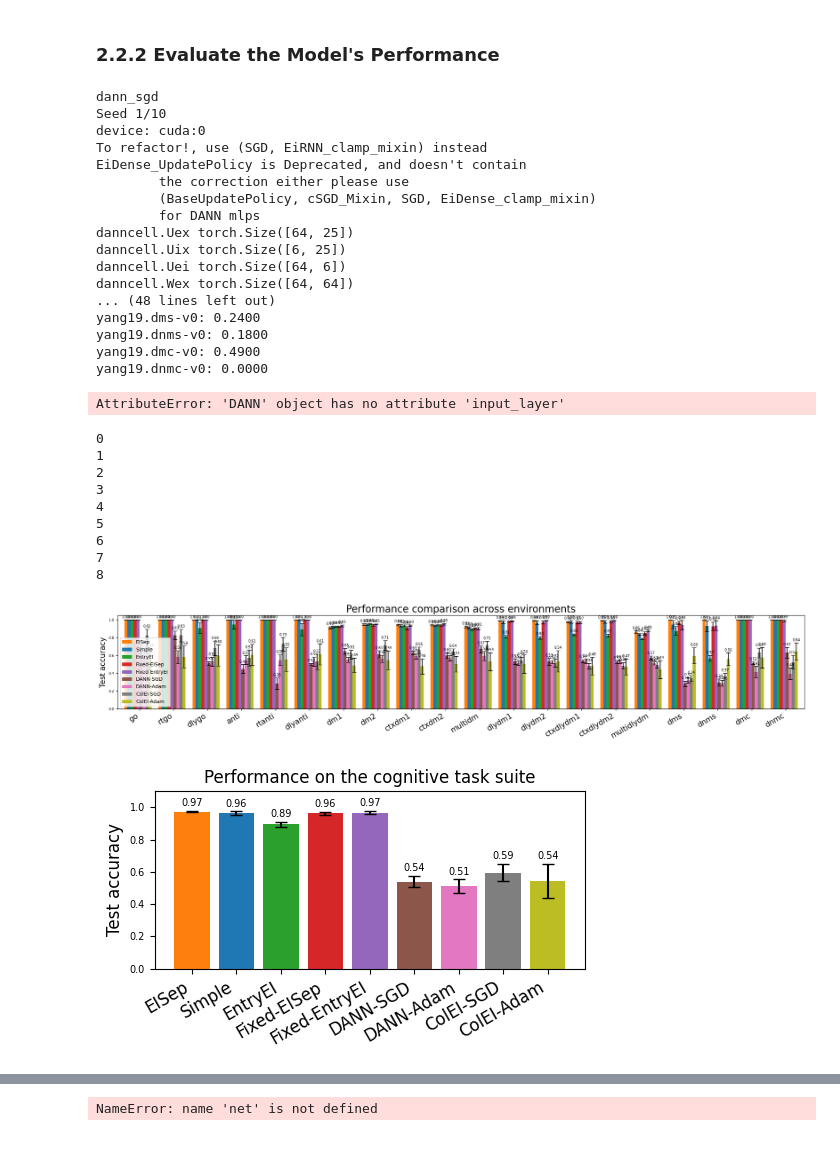
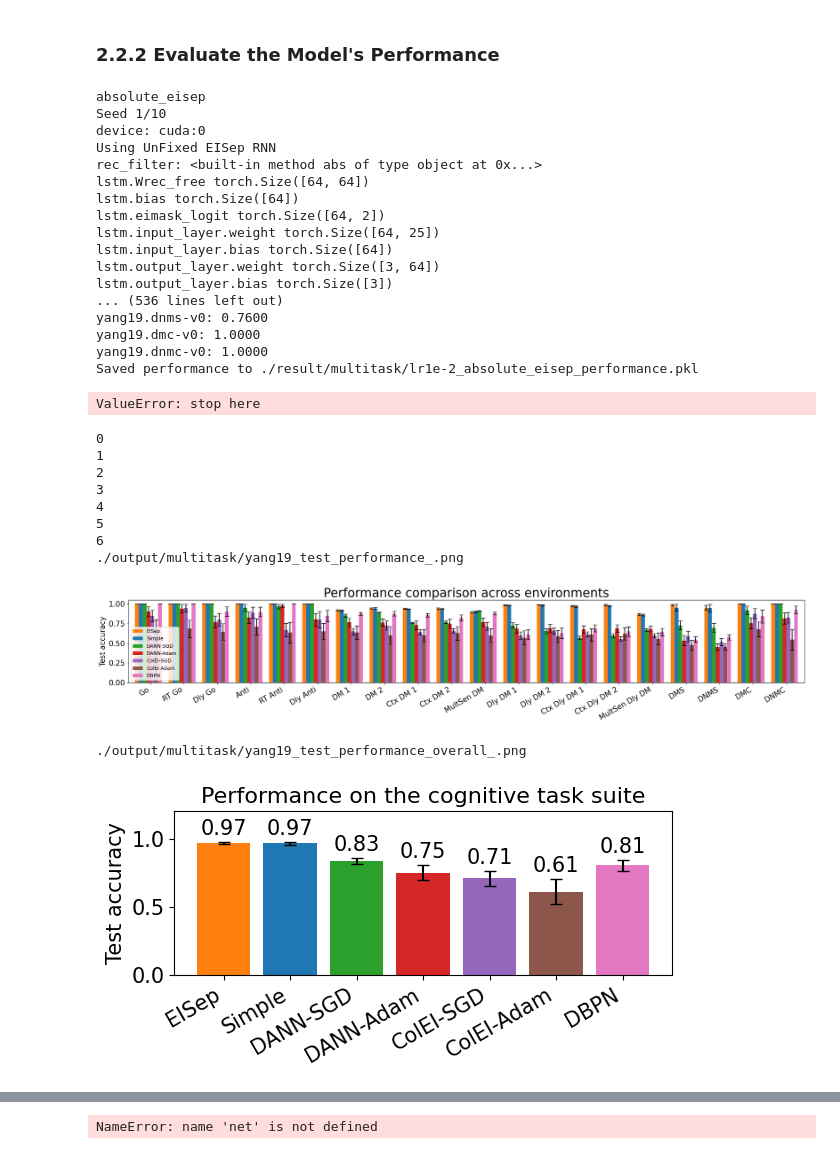
Before and after one commit to NeuroAIHub/EISep, a Jupyter notebook: docs/examples/yang19_dann.ipynb, the cells around one changed output, grey strips where cells are left out. Cells and saved outputs as stored; diff of their text form; code cells hidden in the pictures.

Commit message:
yang19 update

```diff
--- a/docs/examples/yang19_dann.ipynb
+++ b/docs/examples/yang19_dann.ipynb
@@ -496,25 +509,27 @@ def multiple_train(model_name):
     rec_balance_log_ei = np.zeros((n_seed, epochs, seq_len))
     lyapunov_spectrum_log_ei = np.zeros((n_seed, epochs // lyapunov_every, hidden_size))  # Track Lyapunov spectrum for EI
     net_state_dicts = [None]*n_seed
+    ei_logit_log_ei = np.zeros((n_seed, epochs // lyapunov_every, hidden_size, 2))
 
     for seed in range(n_seed):
         print(f"Seed {seed + 1}/{n_seed}")
-        torch.manual_seed(seed+1)
-        np.random.seed(seed+1)
+        torch.manual_seed(seed+100)
+        np.random.seed(seed+100)
         print('device:', device)
         net = init_model(ob_size, hidden_size, act_size, model_name).to(device)
-        net, loss_log, gradient_log, spectral_radius_log, rec_balance_log, lyanpunov_spectrum_log = train(net, epochs, lyapunov_every, lr=lr, wd=wd_ei,
-                                                                                                        batch_size=batch_size)
+        net, loss_log, gradient_log, spectral_radius_log, rec_balance_log, lyanpunov_spectrum_log, ei_logit_log = \
+             train(net, epochs, lyapunov_every, lr=lr, wd=wd_ei, batch_size=batch_size)
         loss_log_ei[seed, :, :] = loss_log
         gradient_log_ei[seed, :, :] = gradient_log
         spectral_radius_log_ei[seed, :, :] = spectral_radius_log
         rec_balance_log_ei[seed, :, :] = rec_balance_log
         lyapunov_spectrum_log_ei[seed, :, :] = lyanpunov_spectrum_log
+        ei_logit_log_ei[seed, :, :] = ei_logit_log
 
         test_EI_performance[seed, :] = test(net)
         net_state_dicts[seed] = net.state_dict()
 
-
+    ###FIXME: note we are running the absolute model
     path = f'./result/multitask/lr1e-2_{model_name}_performance.pkl'
     if not os.path.exists(os.path.dirname(path)):
         os.makedirs(os.path.dirname(path))
@@ -524,15 +539,17 @@ def multiple_train(model_name):
             'spectral_radius_log_ei': spectral_radius_log_ei,
             'rec_balance_log_ei': rec_balance_log_ei,
             'lyapunov_spectrum_log_ei': lyapunov_spectrum_log_ei,
-            'net_state_dicts': net_state_dicts}
+            'net_state_dicts': net_state_dicts,
+            'ei_logit_log_ei': ei_logit_log_ei}
     with open(path, 'wb') as f:
         pickle.dump(info, f)
     print(f"Saved performance to {path}")
     return net
 # %%
-# model_names = ['dbpn', 'colei_sgd', 'colei_adam', 'dann_sgd', 'dann_adam','simple', 'eisep']
-# model_names = ['entryei']
-model_names = ['dann_sgd']
+
+# model_names = ['dbpn', 'dann_sgd', 'colei_sgd', 'dann_adam', 'colei_adam', 'simple', 'eisep']
+model_names = ['absolute_eisep']
+# model_names = ['dann_adam', 'colei_adam']
 # lrs = [1e-3]
 # lrs = [1e-1, 5e-2, 1e-2, 5e-3, 1e-3, 5e-4, 1e-4]
 for model_name in model_names:
@@ -540,24 +557,24 @@ for model_name in model_names:
     multiple_train(model_name)
 raise ValueError('stop here')
 # %% [output]
-dann_sgd
+absolute_eisep
 Seed 1/10
 device: cuda:0
-To refactor!, use (SGD, EiRNN_clamp_mixin) instead
-EiDense_UpdatePolicy is Deprecated, and doesn't contain
-        the correction either please use
-        (BaseUpdatePolicy, cSGD_Mixin, SGD, EiDense_clamp_mixin)
-        for DANN mlps
-danncell.Uex torch.Size([64, 25])
-danncell.Uix torch.Size([6, 25])
-danncell.Uei torch.Size([64, 6])
-danncell.Wex torch.Size([64, 64])
-... (48 lines left out)
-yang19.dms-v0: 0.2400
-yang19.dnms-v0: 0.1800
-yang19.dmc-v0: 0.4900
-yang19.dnmc-v0: 0.0000
+Using UnFixed EISep RNN
+rec_filter: <built-in method abs of type object at 0x...>
+lstm.Wrec_free torch.Size([64, 64])
+lstm.bias torch.Size([64])
+lstm.eimask_logit torch.Size([64, 2])
+lstm.input_layer.weight torch.Size([64, 25])
+lstm.input_layer.bias torch.Size([64])
+lstm.output_layer.weight torch.Size([3, 64])
+lstm.output_layer.bias torch.Size([3])
+... (536 lines left out)
+yang19.dnms-v0: 0.7600
+yang19.dmc-v0: 1.0000
+yang19.dnmc-v0: 1.0000
+Saved performance to ./result/multitask/lr1e-2_absolute_eisep_performance.pkl
-AttributeError: 'DANN' object has no attribute 'input_layer'
+ValueError: stop here
 # %%
 from tkinter import font
 
@@ -632,41 +665,49 @@ def performance_vs_lr(test_acc, env_names, model_names, colors, legend_names, lr
     return
 # %%
 n_seed = 10
-model_names = ['eisep', 'simple',  'entryei', 'fixed_eisep', 'ccstr_simple', 'dann_sgd', 'dann_adam', 'colei_sgd', 'colei_adam']
-# model_names = ['eisep', 'simple']
-legend_names = ['EISep', 'Simple', 'EntryEI', 'Fixed-EISep', 'Fixed-EntryEI',  'DANN-SGD', 'DANN-Adam', 'ColEI-SGD', 'ColEI-Adam']
+# model_names = ['eisep', 'simple',  'entryei', 'fixed_eisep', 'ccstr_simple', 'dann_sgd', 'dann_adam', 'colei_sgd', 'colei_adam']
+model_names = ['eisep', 'simple', 'dann_sgd', 'dann_adam', 'colei_sgd', 'colei_adam', 'dbpn']
+# model_names = ['eisep', 'simple', 'absolute_eisep']
+# legend_names = ['EISep', 'Simple', 'EntryEI', 'Fixed-EISep', 'Fixed-EntryEI',  'DANN-SGD', 'DANN-Adam', 'ColEI-SGD', 'ColEI-Adam']
+legend_names = ['EISep', 'Simple', 'DANN-SGD', 'DANN-Adam', 'ColEI-SGD', 'ColEI-Adam', 'DBPN']
+# legend_names = ['EISep', 'Simple', 'Abs-EISep']
 test_acc = np.zeros((len(model_names), n_seed, len(env.envs)))
 loss_log = np.zeros((len(model_names), n_seed, epochs, 3))
 gradient_log = np.zeros((len(model_names), n_seed, epochs, 1))
 spectral_radius_log = np.zeros((len(model_names), n_seed, epochs, 1))
 rec_balance_log = np.zeros((len(model_names), n_seed, epochs, seq_len))
 net_state_dicts = []
 colors = ['C1', 'C0', 'C2', 'C3', 'C4', 'C5', 'C6', 'C7', 'C8', 'C9']
+# colors = ['C1', 'C0', 'C7']
 
 for i, model_name in enumerate(model_names):
     print(i)
     path = f'./result/multitask/lr1e-2_{model_name}_performance.pkl'
     with open(path, 'rb') as f:
         info = pickle.load(f)
     test_acc[i] = info['performance']
     loss_log[i] = info['loss_log_ei']
     gradient_log[i] = info['gradient_log_ei']
     spectral_radius_log[i] = info['spectral_radius_log_ei']
     rec_balance_log[i] = info['rec_balance_log_ei']
     net_state_dicts.append(info['net_state_dicts'])
-env_names = [e_i.spec.id for e_i in env.envs]
-env_names = [x.split('yang19.')[1].split('-v0')[0] for x in env_names]
+# env_names = [e_i.spec.id for e_i in env.envs]
+# env_names = [x.split('yang19.')[1].split('-v0')[0] for x in env_names]
+env_names = ['Go', 'RT Go', 'Dly Go', 'Anti', 'RT Anti', 'Dly Anti', 'DM 1', 'DM 2', 'Ctx DM 1',
+             'Ctx DM 2', 'MultSen DM', 'Dly DM 1', 'Dly DM 2', 'Ctx Dly DM 1', 'Ctx Dly DM 2',
+             'MultSen Dly DM', 'DMS', 'DNMS', 'DMC', 'DNMC']
+
 
 plot_test_performance_all(test_acc, env_names, model_names, colors, legend_names, show_values=True)
 # %% [output]
 0
 1
 2
 3
 4
 5
 6
-7
-8
+./output/multitask/yang19_test_performance_.png
-[figure, old version]
+[figure, new version]
+./output/multitask/yang19_test_performance_overall_.png
-[figure, old version]
+[figure, new version]
```
Also changed, not shown: parts of 18 cells of this notebook, 15 other files.
